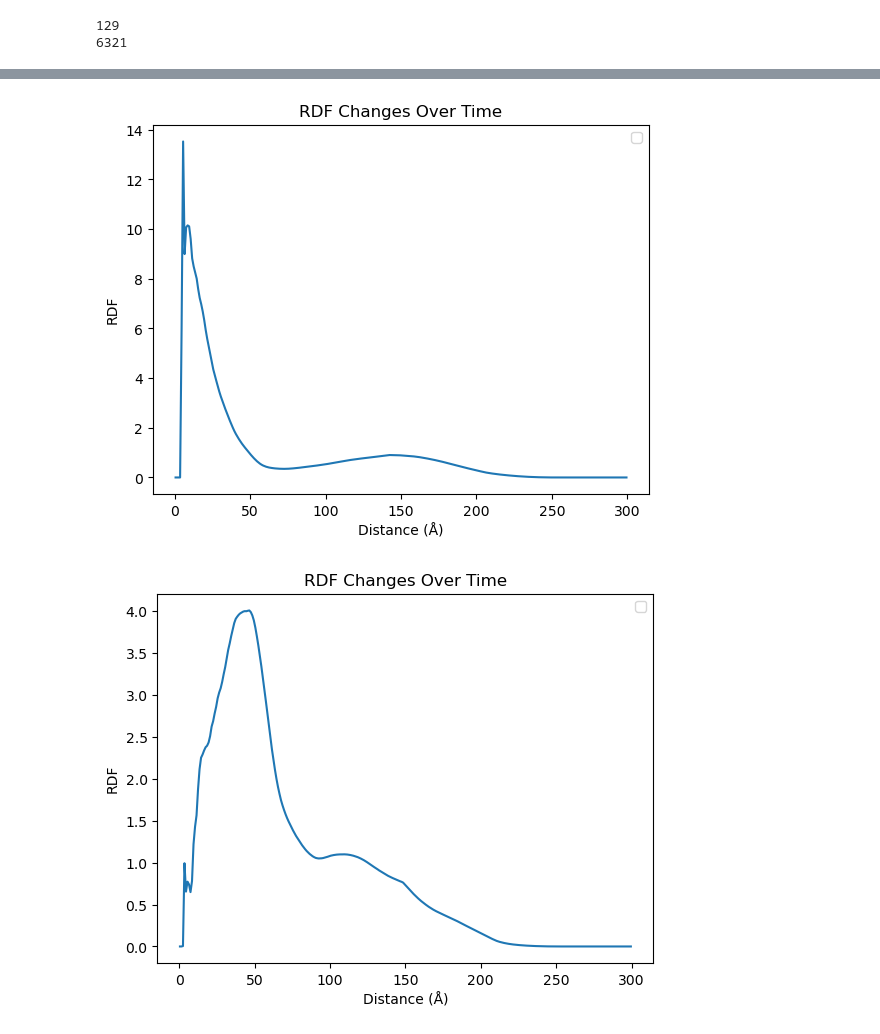
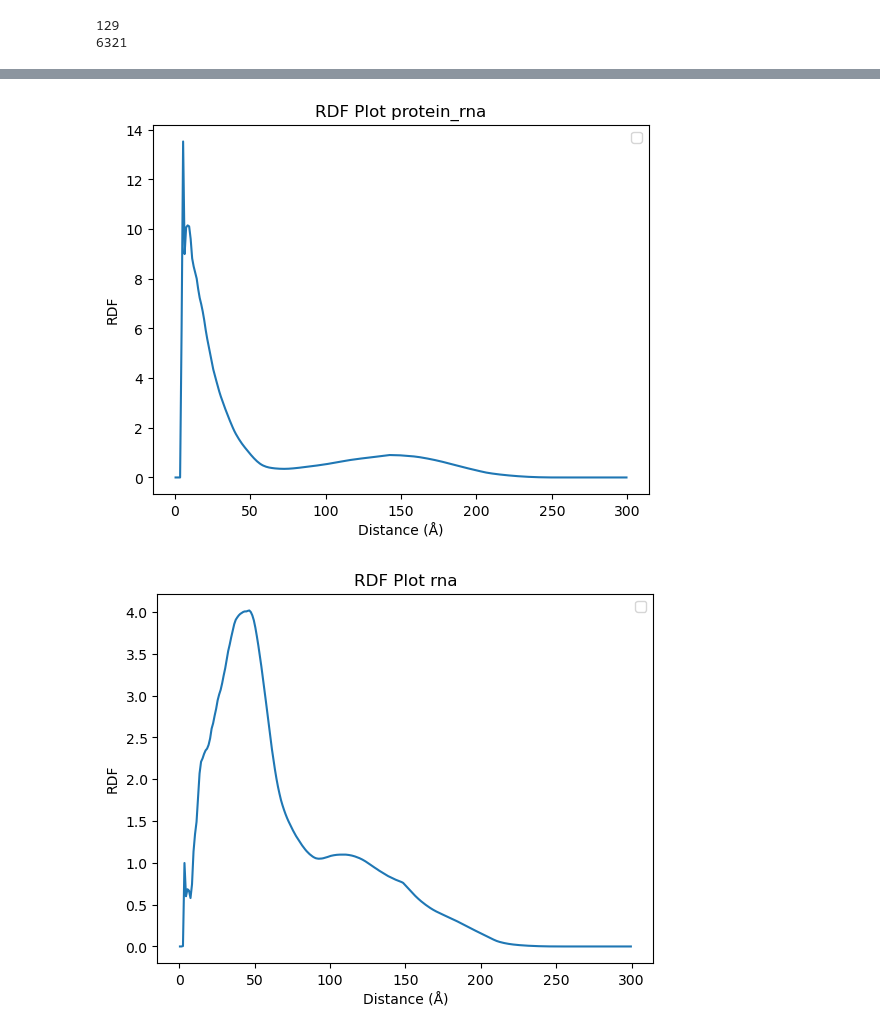
Before and after one commit to oreoqke/MDanal, a Jupyter notebook: rdf_md.ipynb, the cells around one changed output, grey strips where cells are left out. Saved outputs shown, nothing was run; the diff lists cells and outputs as text; code cells hidden in the pictures.

```diff
--- a/rdf_md.ipynb
+++ b/rdf_md.ipynb
@@ -14,7 +14,7 @@ NUM_RES_RNA = 24 #how many RESIDUES (nucleotide bases) in one rna
 RNA_START_INDEX = NUM_PROTEINS * PROTEIN_LEN
 
 all_prot = u.select_atoms(f"bynum 1:{NUM_PROTEINS* PROTEIN_LEN}")
-all_rna = u.select_atoms(f"bynum {RNA_START_INDEX}:{RNA_START_INDEX + RNA_LEN*NUM_RNA}")
+all_rna = u.select_atoms(f"bynum {RNA_START_INDEX+1}:{RNA_START_INDEX + RNA_LEN*NUM_RNA}")
 all_mol = u.select_atoms(f"bynum 1:{RNA_START_INDEX + RNA_LEN*NUM_RNA}")
 
 prot1 = u.select_atoms(f"bynum 1:{PROTEIN_LEN}")
@@ -22,7 +22,7 @@ prot2 = u.select_atoms(f"bynum {PROTEIN_LEN+1}:{2*PROTEIN_LEN}")
 print(len(prot1))
 prot2_50 = u.select_atoms(f"bynum {PROTEIN_LEN+1}:{NUM_PROTEINS * PROTEIN_LEN}")
 
-rna1 = u.select_atoms(f"bynum {RNA_START_INDEX}:{RNA_START_INDEX + RNA_LEN}")
+rna1 = u.select_atoms(f"bynum {RNA_START_INDEX+1}:{RNA_START_INDEX + RNA_LEN}")
 rna2_all_others = u.select_atoms(f"bynum {RNA_START_INDEX +RNA_LEN + 1}:{RNA_START_INDEX+NUM_PROTEINS * PROTEIN_LEN}")
 prot2_50_rna = u.select_atoms(f"bynum {PROTEIN_LEN+1}:{RNA_START_INDEX + RNA_LEN*NUM_RNA}")
 
@@ -44,7 +44,7 @@ import matplotlib.pyplot as plt
 import os
 import csv
 
-def run_rdf_analysis(group1, group2, box_size=300):
+def run_rdf_analysis(group1, group2, box_size=300, name=""):
     rdf = InterRDF(group1, group2, range=(0,box_size), nbins=int(box_size))
     rdf.run()
     results = rdf
@@ -52,7 +52,7 @@ def run_rdf_analysis(group1, group2, box_size=300):
     plt.xlabel("Distance (Å)")
     plt.ylabel("RDF")
     plt.legend()
-    plt.title("RDF Plot")
+    plt.title(f"RDF Plot {name}")
     plt.show()
     return results
 # Define AtomGroups for the RDF calculation
@@ -72,11 +72,11 @@ output_file = "rdf_protein_total.csv"
 ag1 = prot1
 ag2 = prot2_50
 
-res = run_rdf_analysis(ag1, ag2, box_size=300)
+res = run_rdf_analysis(ag1, ag2, box_size=300, name="protein_total")
 save_rdf(res,  "rdf_protein_total.csv")
-res2 = run_rdf_analysis(prot1, prot2_50_rna, box_size=300)
+res2 = run_rdf_analysis(prot1, prot2_50_rna, box_size=300, name="protein_rna")
 save_rdf(res2,  "rdf_protein_rna.csv")
-res3 = run_rdf_analysis(rna1, rna2_all_others, box_size=300)
+res3 = run_rdf_analysis(rna1, rna2_all_others, box_size=300, name="rna")
 save_rdf(res2,  "rdf_rna.csv")
 # rdf_prot = InterRDF(ag1, ag2, range=(0, 300), nbins = 300)
 # rdf_prot.run()
@@ -96,5 +96,5 @@ save_rdf(res2,  "rdf_rna.csv")
-[figure, old version]
+[figure, new version]
-[figure, old version]
+[figure, new version]
 # %%
 from MDAnalysis.analysis.rdf import InterRDF
 import matplotlib.pyplot as plt
```
Also changed, not shown: parts of 2 cells of this notebook, 5 other files.
